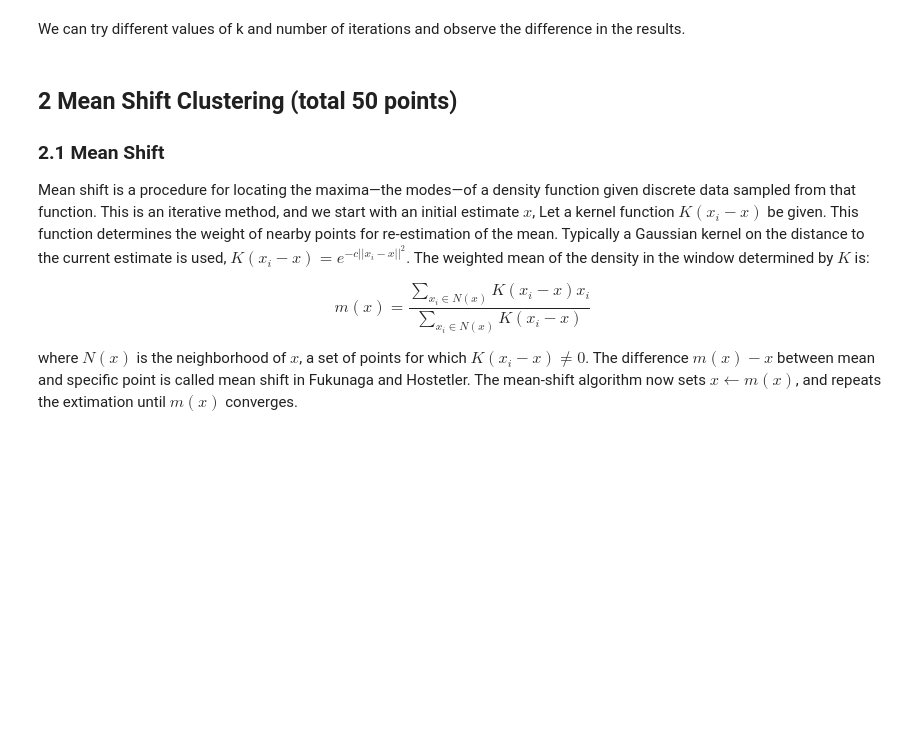
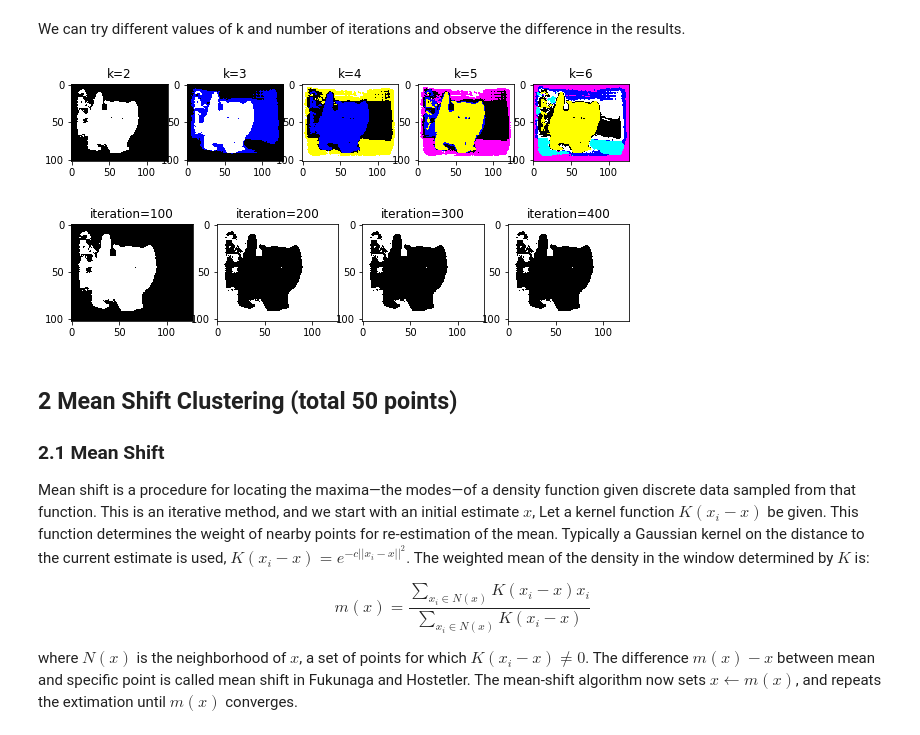
Before and after one commit to HenryZ5734/HITSZ-COMP3029-ComputerVision, a Jupyter notebook: Homework3/hw3.ipynb, the cells around one changed output. Drawn from its saved outputs; the diff is of its cells as text; code cells hidden in the pictures; blank space fills up the shorter version.

```diff
--- a/Homework3/hw3.ipynb
+++ b/Homework3/hw3.ipynb
@@ -135,5 +147,33 @@ plt.show()
 # %% [markdown]
 We can try different values of k and number of iterations and observe the difference in the results.
+# %%
+plt.figure()
+for k in range(2,7):
+    assignments = kmeans_color(img, k)
+
+    res_img=np.array(img)
+    for i in range(k):
+        res_img[assignments==i] = cluster_color[i]
+    plt.subplot(1,5,k-1)
+    plt.title('k=%d' % k)
+    plt.imshow(res_img)
+plt.show()
+
+plt.figure()
+k = 2
+for it in range(100, 500, 100):
+    assignments = kmeans_color(img, k, it)
+
+    res_img=np.array(img)
+    for i in range(k):
+        res_img[assignments==i] = cluster_color[i]
+    plt.subplot(1,4,it//100)
+    plt.title('iteration=%d' % it)
+    plt.imshow(res_img)
+plt.show()
+# %% [output]
+[figure, added]
+[figure, added]
 # %% [markdown]
 ## 2 Mean Shift Clustering (total 50 points)
 ### 2.1 Mean Shift
```
Also changed, not shown: parts of 10 cells of this notebook, 1 other file.
